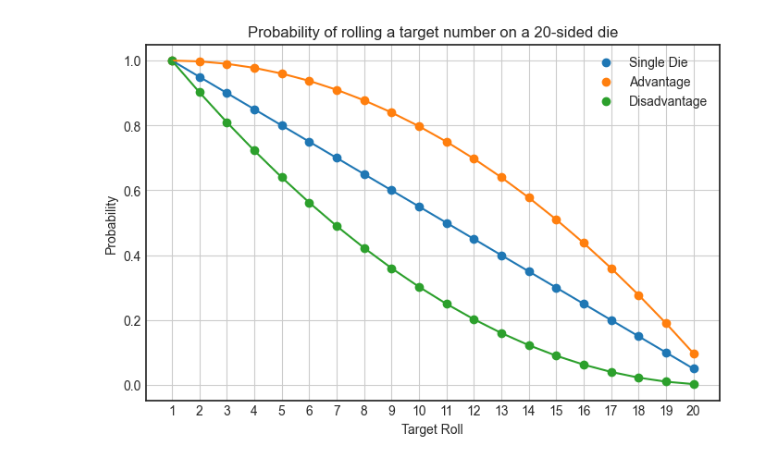
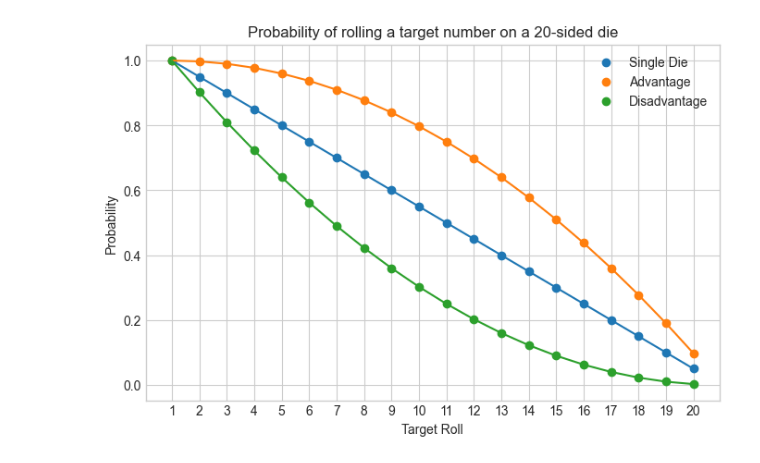
Before and after one commit to joypauls/blog-scripts, a Jupyter notebook: notebooks/dnd_probability.ipynb, the cells around one changed output. Drawn from its saved outputs; the diff is of its cells as text; code cells hidden in the pictures.

```diff
--- a/notebooks/dnd_probability.ipynb
+++ b/notebooks/dnd_probability.ipynb
@@ -53,7 +53,7 @@ def probability_roll_with_disadvantage(target):
 x = np.arange(1, 21, 1)
 y = [probability_roll(i) for i in x]
 
-plt.style.use("seaborn-v0_8-white")
+plt.style.use("seaborn-v0_8-whitegrid")
 plt.figure(figsize=(8,5))
 
 plt.plot(x, y)
@@ -62,6 +62,6 @@ plt.xlabel("Target Roll")
 plt.ylabel("Probability")
 plt.title("Probability of rolling a target number on a 20-sided die")
 plt.xticks(np.arange(1, 21, 1))
-plt.grid()
+# plt.grid()
 plt.show()
 # %% [output]
@@ -72,7 +72,7 @@ y = [probability_roll(i) for i in x]
 y_plus3 = [probability_roll_modifier(i, 3) for i in x]
 y_minus3 = [probability_roll_modifier(i, -3) for i in x]
 
-plt.style.use("seaborn-v0_8-white")
+plt.style.use("seaborn-v0_8-whitegrid")
 plt.figure(figsize=(8,5))
 
 plt.plot(x, y)
@@ -88,7 +88,7 @@ plt.xlabel("Target Roll")
 plt.ylabel("Probability")
 plt.title("Probability of rolling a target number with modifiers")
 plt.xticks(np.arange(1, 21, 1))
-plt.grid()
+# plt.grid()
 plt.legend()
 plt.show()
 # %% [output]
@@ -96,27 +96,27 @@ plt.show()
 # %%
 x = np.arange(1, 21, 1)
 y = [probability_roll(i) for i in x]
 y_adv = [probability_roll_with_advantage(i) for i in x]
 y_dis = [probability_roll_with_disadvantage(i) for i in x]
 
-plt.style.use("seaborn-v0_8-white")
+plt.style.use("seaborn-v0_8-whitegrid")
 plt.figure(figsize=(8,5))
 
 plt.plot(x, y)
 plt.scatter(x, y, marker="o", label="Single Die")
 
 plt.plot(x, y_adv)
 plt.scatter(x, y_adv, marker="o", label="Advantage")
 
 plt.plot(x, y_dis)
 plt.scatter(x, y_dis, marker="o", label="Disadvantage")
 
 plt.xlabel("Target Roll")
 plt.ylabel("Probability")
 plt.title("Probability of rolling a target number on a 20-sided die")
 plt.xticks(np.arange(1, 21, 1))
-plt.grid()
+# plt.grid()
 plt.legend()
 plt.show()
 # %% [output]
-[figure, old version]
+[figure, new version]
```
Also changed, not shown: parts of 2 cells of this notebook, 6 other files.
